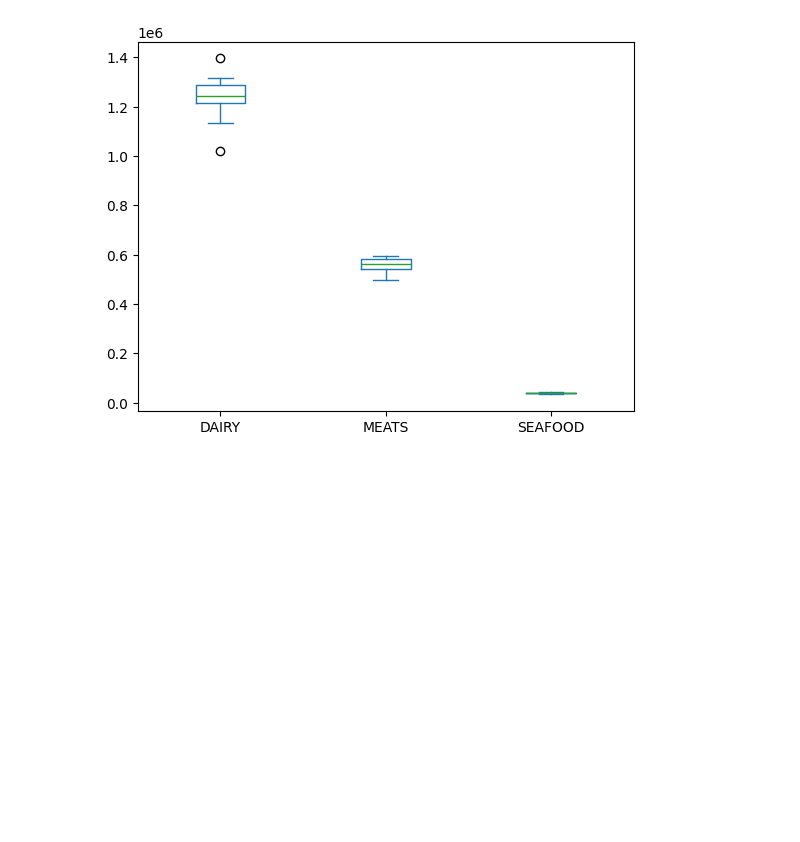
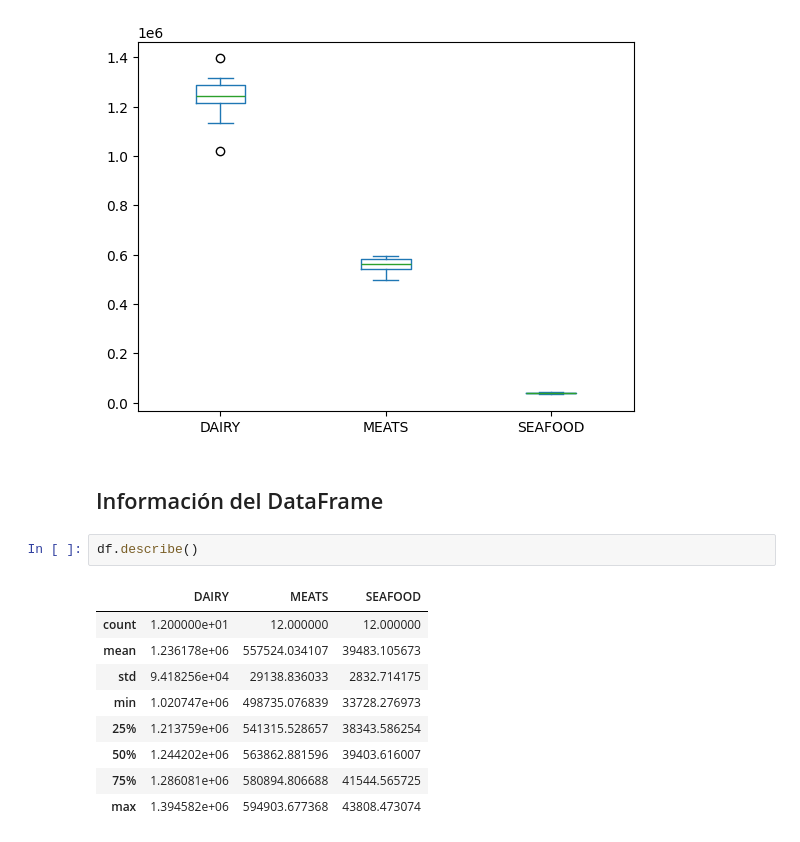
Before and after one commit to pablohf7/Practicas_pandas, a Jupyter notebook: Practicas_pandas.ipynb, the cells around one changed output. Saved outputs shown, nothing was run; the diff lists cells and outputs as text; blank space fills up the shorter version.

Commit message:
Agregada las estadistcas del DataFrame

```diff
--- a/Practicas_pandas.ipynb
+++ b/Practicas_pandas.ipynb
@@ -41,3 +41,17 @@ df.plot.box()
 # %% [output]
 <Axes: >
 [figure]
+# %% [markdown]
+## Información del DataFrame
+# %%
+df.describe()
+# %% [output]
+|  | DAIRY | MEATS | SEAFOOD |
+| count | 1.200000e+01 | 12.000000 | 12.000000 |
+| mean | 1.236178e+06 | 557524.034107 | 39483.105673 |
+| std | 9.418256e+04 | 29138.836033 | 2832.714175 |
+| min | 1.020747e+06 | 498735.076839 | 33728.276973 |
+| 25% | 1.213759e+06 | 541315.528657 | 38343.586254 |
+| 50% | 1.244202e+06 | 563862.881596 | 39403.616007 |
+| 75% | 1.286081e+06 | 580894.806688 | 41544.565725 |
+| max | 1.394582e+06 | 594903.677368 | 43808.473074 |
```
